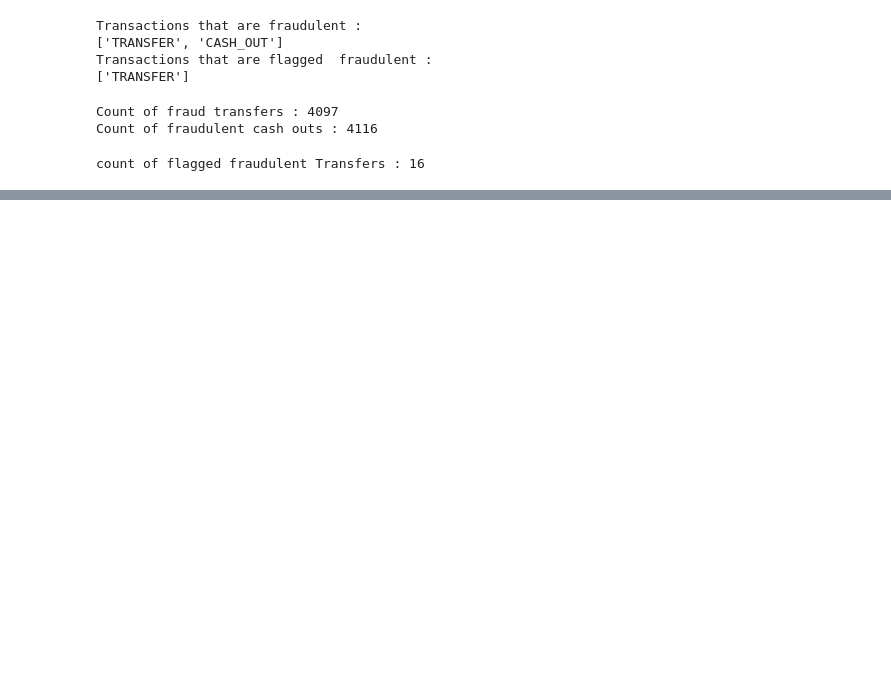
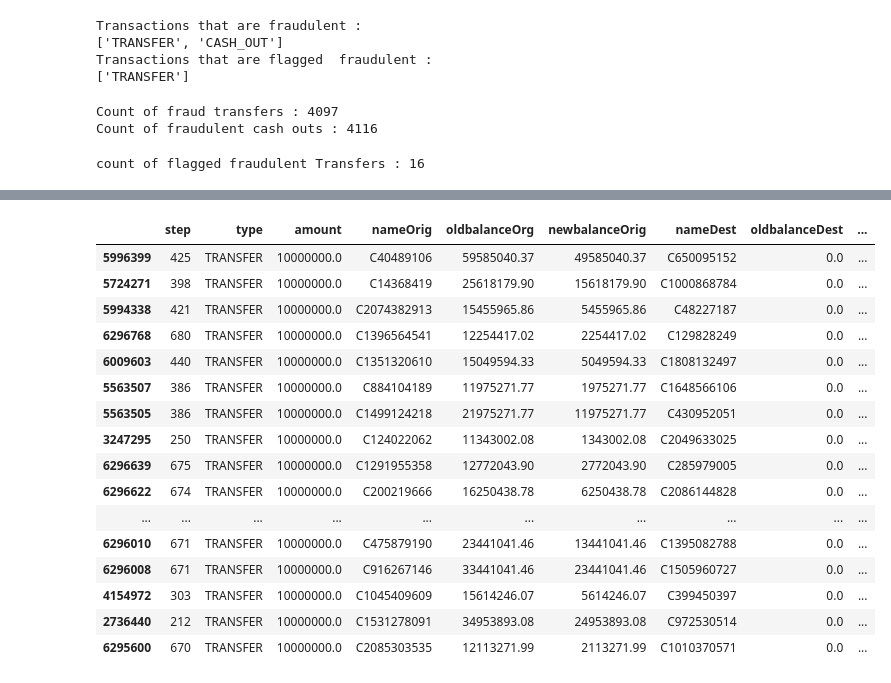
Before and after one commit to navyabhatgit/AnomalyDetection, a Jupyter notebook: Detection.ipynb, the cells around one changed output, grey strips where cells are left out. Cells and saved outputs as stored; diff of their text form; code cells hidden in the pictures; blank space fills up the shorter version.

```diff
--- a/Detection.ipynb
+++ b/Detection.ipynb
@@ -330,0 +393,23 @@ Text(0.5, 1.0, 'Frequency of Amounts Cashed out During a Fraudulent Transaction'
+# %%
+# How does the data look for the top 10 Highest transferred amounts that were fraud.
+
+fraud_transfers = data.loc[(data['type']=='TRANSFER') & (data['isFraud']==1)].sort_values(by='amount', ascending=False).head(20)
+fraud_transfers
+# %% [output]
+|  | step | type | amount | nameOrig | oldbalanceOrg | newbalanceOrig | nameDest | oldbalanceDest | ... |
+| 5996399 | 425 | TRANSFER | 10000000.0 | C40489106 | 59585040.37 | 49585040.37 | C650095152 | 0.0 | ... |
+| 5724271 | 398 | TRANSFER | 10000000.0 | C14368419 | 25618179.90 | 15618179.90 | C1000868784 | 0.0 | ... |
+| 5994338 | 421 | TRANSFER | 10000000.0 | C2074382913 | 15455965.86 | 5455965.86 | C48227187 | 0.0 | ... |
+| 6296768 | 680 | TRANSFER | 10000000.0 | C1396564541 | 12254417.02 | 2254417.02 | C129828249 | 0.0 | ... |
+| 6009603 | 440 | TRANSFER | 10000000.0 | C1351320610 | 15049594.33 | 5049594.33 | C1808132497 | 0.0 | ... |
+| 5563507 | 386 | TRANSFER | 10000000.0 | C884104189 | 11975271.77 | 1975271.77 | C1648566106 | 0.0 | ... |
+| 5563505 | 386 | TRANSFER | 10000000.0 | C1499124218 | 21975271.77 | 11975271.77 | C430952051 | 0.0 | ... |
+| 3247295 | 250 | TRANSFER | 10000000.0 | C124022062 | 11343002.08 | 1343002.08 | C2049633025 | 0.0 | ... |
+| 6296639 | 675 | TRANSFER | 10000000.0 | C1291955358 | 12772043.90 | 2772043.90 | C285979005 | 0.0 | ... |
+| 6296622 | 674 | TRANSFER | 10000000.0 | C200219666 | 16250438.78 | 6250438.78 | C2086144828 | 0.0 | ... |
+| ... | ... | ... | ... | ... | ... | ... | ... | ... | ... |
+| 6296010 | 671 | TRANSFER | 10000000.0 | C475879190 | 23441041.46 | 13441041.46 | C1395082788 | 0.0 | ... |
+| 6296008 | 671 | TRANSFER | 10000000.0 | C916267146 | 33441041.46 | 23441041.46 | C1505960727 | 0.0 | ... |
+| 4154972 | 303 | TRANSFER | 10000000.0 | C1045409609 | 15614246.07 | 5614246.07 | C399450397 | 0.0 | ... |
+| 2736440 | 212 | TRANSFER | 10000000.0 | C1531278091 | 34953893.08 | 24953893.08 | C972530514 | 0.0 | ... |
+| 6295600 | 670 | TRANSFER | 10000000.0 | C2085303535 | 12113271.99 | 2113271.99 | C1010370571 | 0.0 | ... |
```
Also changed, not shown: parts of 17 cells of this notebook.
